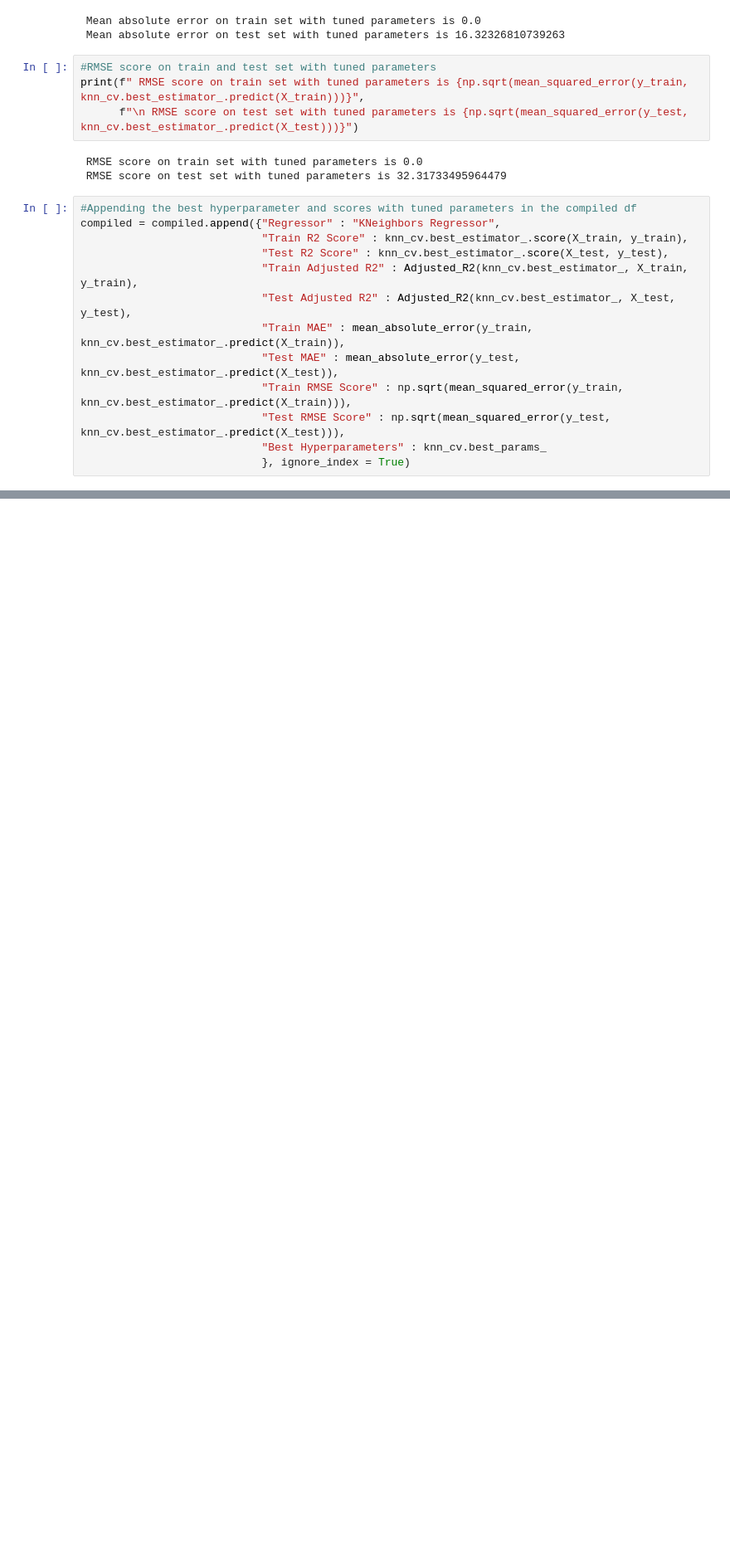
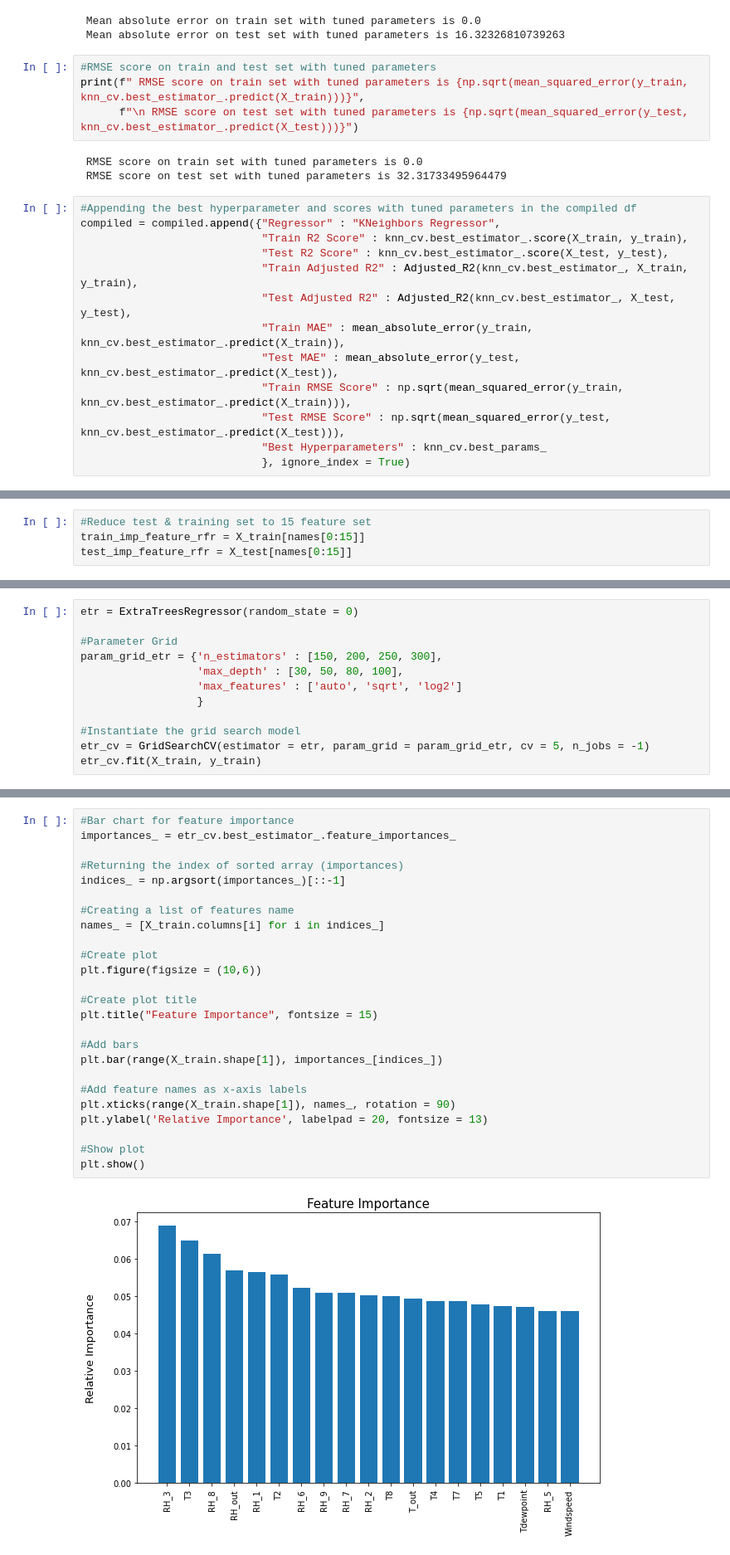
Before and after one commit to Akshadanair/Appliances-Energy-Prediction, a Jupyter notebook: Appliances_Energy_Prediction.ipynb, the cells around one changed output, grey strips where cells are left out. Shown at 83% size. Drawn from its saved outputs; the diff is of its cells as text; blank space fills up the shorter version.

```diff
--- a/Appliances_Energy_Prediction.ipynb
+++ b/Appliances_Energy_Prediction.ipynb
@@ -1008,0 +1141,4 @@ Inference:
+# %%
+#Reduce test & training set to 15 feature set
+train_imp_feature_rfr = X_train[names[0:15]]
+test_imp_feature_rfr = X_test[names[0:15]]
@@ -1008,0 +1187,12 @@ Inference:
+# %%
+etr = ExtraTreesRegressor(random_state = 0)
+
+#Parameter Grid
+param_grid_etr = {'n_estimators' : [150, 200, 250, 300],
+                  'max_depth' : [30, 50, 80, 100],
+                  'max_features' : ['auto', 'sqrt', 'log2']
+                  }
+
+#Instantiate the grid search model
+etr_cv = GridSearchCV(estimator = etr, param_grid = param_grid_etr, cv = 5, n_jobs = -1)
+etr_cv.fit(X_train, y_train)
@@ -1008,0 +1276,27 @@ Inference:
+# %%
+#Bar chart for feature importance
+importances_ = etr_cv.best_estimator_.feature_importances_
+
+#Returning the index of sorted array (importances)
+indices_ = np.argsort(importances_)[::-1]
+
+#Creating a list of features name
+names_ = [X_train.columns[i] for i in indices_]
+
+#Create plot
+plt.figure(figsize = (10,6))
+
+#Create plot title
+plt.title("Feature Importance", fontsize = 15)
+
+#Add bars
+plt.bar(range(X_train.shape[1]), importances_[indices_])
+
+#Add feature names as x-axis labels
+plt.xticks(range(X_train.shape[1]), names_, rotation = 90)
+plt.ylabel('Relative Importance', labelpad = 20, fontsize = 13)
+
+#Show plot
+plt.show()
+# %% [output]
+[figure, added]
```
Also changed, not shown: parts of 49 cells of this notebook.
